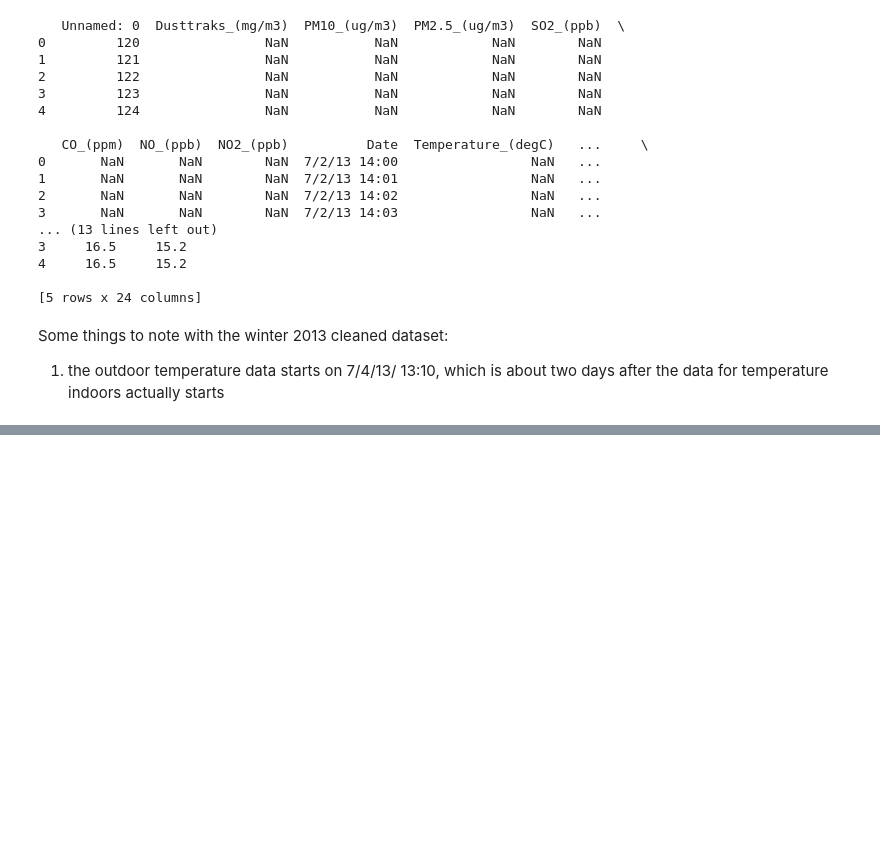
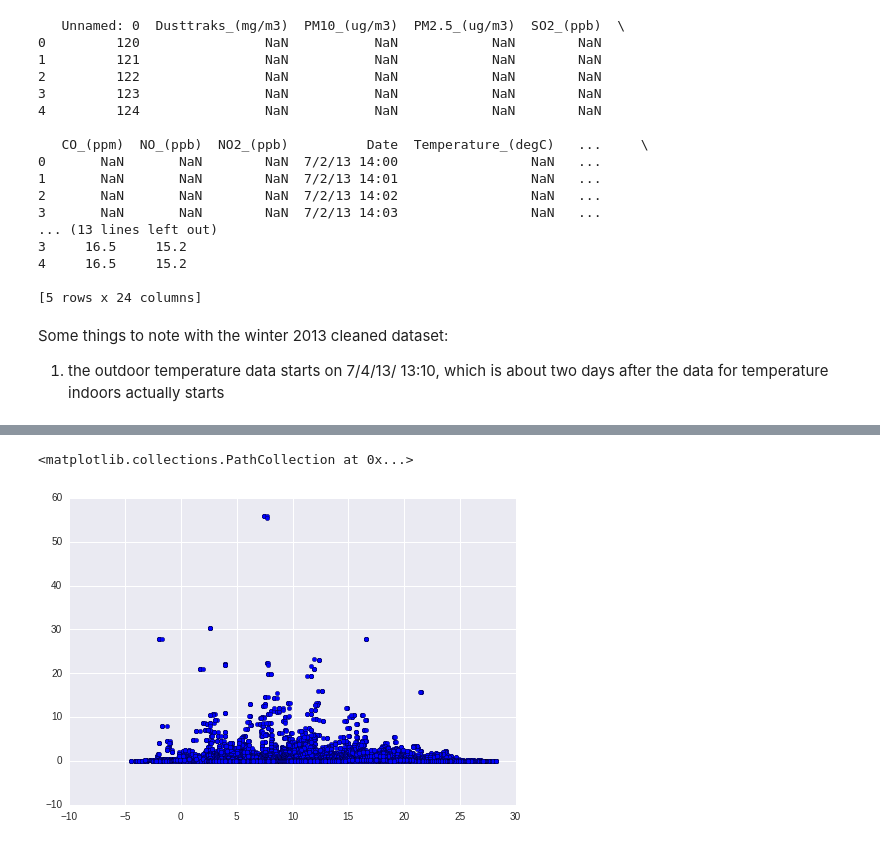
Before and after one commit to BrennaManning/DataScience2016FP, a Jupyter notebook: Beginnings-Mack.ipynb, the cells around one changed output, grey strips where cells are left out. Saved outputs shown, nothing was run; the diff lists cells and outputs as text; code cells hidden in the pictures; blank space fills up the shorter version.

```diff
--- a/Beginnings-Mack.ipynb
+++ b/Beginnings-Mack.ipynb
@@ -98,5 +103,8 @@ NameError: name 'df2' is not defined
 # %%
-plt.scatter(df2['Temperature_(degC)'], df2['Dusttraks_(mg/m3)'])
+plt.scatter(df['Temperature_(degC)'], df['Dusttraks_(mg/m3)'])
+# %% [output]
+<matplotlib.collections.PathCollection at 0x...>
+[figure, added]
 # %%
 def scatter_temp_particles(df, dusttraks):
     plt.scatter(df['Temperature_(degC)'], df[dusttraks])
```
Also changed, not shown: parts of 9 cells of this notebook, 2 other files.
